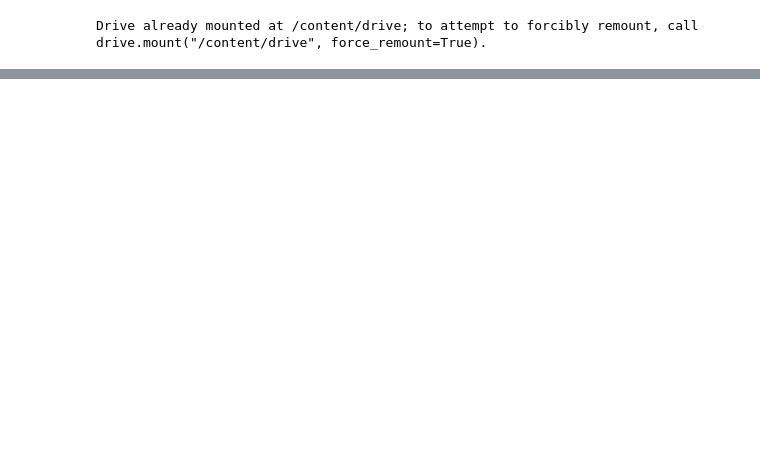
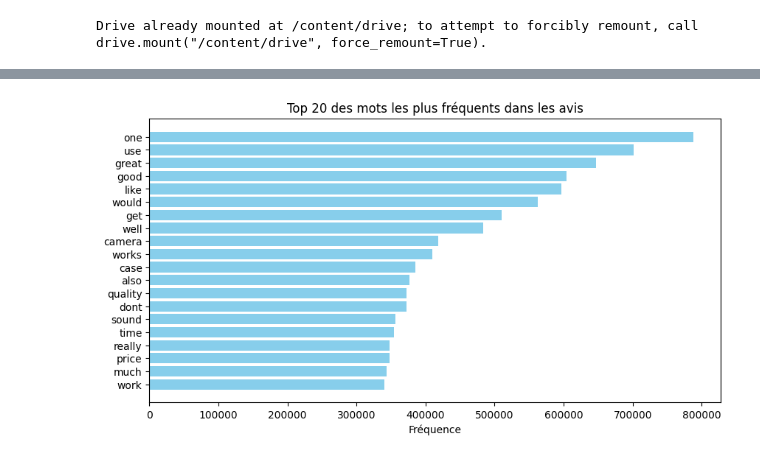
Before and after one commit to mobadata/detection-nouveautes-avis, a Jupyter notebook: Detection_nouveautes.ipynb, the cells around one changed output, grey strips where cells are left out. Saved outputs shown, nothing was run; the diff lists cells and outputs as text; code cells hidden in the pictures; blank space fills up the shorter version.

```diff
--- a/Detection_nouveautes.ipynb
+++ b/Detection_nouveautes.ipynb
@@ -32,0 +104,15 @@ df.head()
+# %%
+stop_words = set(stopwords.words('english'))
+
+def nettoyer_texte(texte):
+    if isinstance(texte, str):
+        texte = texte.lower()  # Met en minuscule
+        texte = re.sub(r"[^a-z\s]", "", texte)  # Supprime les caractères non alphabétiques
+        tokens = word_tokenize(texte)  # Tokenisation
+        mots_utiles = [mot for mot in tokens if mot not in stop_words]  # Supprime les stopwords
+        return " ".join(mots_utiles)
+    else:
+        return ""
+# %%
+df["review_clean"] = df["reviewText"].apply(nettoyer_texte)
+df[["reviewText", "review_clean"]].head()
@@ -32,0 +126,21 @@ df.head()
+# %%
+
+# Récupérer tous les mots des textes nettoyés
+tous_les_mots = " ".join(df["review_clean"]).split()
+
+# Compter la fréquence des mots
+freq = Counter(tous_les_mots)
+
+# Top 20
+top_mots = freq.most_common(20)
+mots, counts = zip(*top_mots)
+
+# Affichage
+plt.figure(figsize=(10, 5))
+plt.barh(mots, counts, color="skyblue")
+plt.gca().invert_yaxis()
+plt.title("Top 20 des mots les plus fréquents dans les avis")
+plt.xlabel("Fréquence")
+plt.show()
+# %% [output]
+[figure, added]
```
Also changed, not shown: parts of 9 cells of this notebook.
